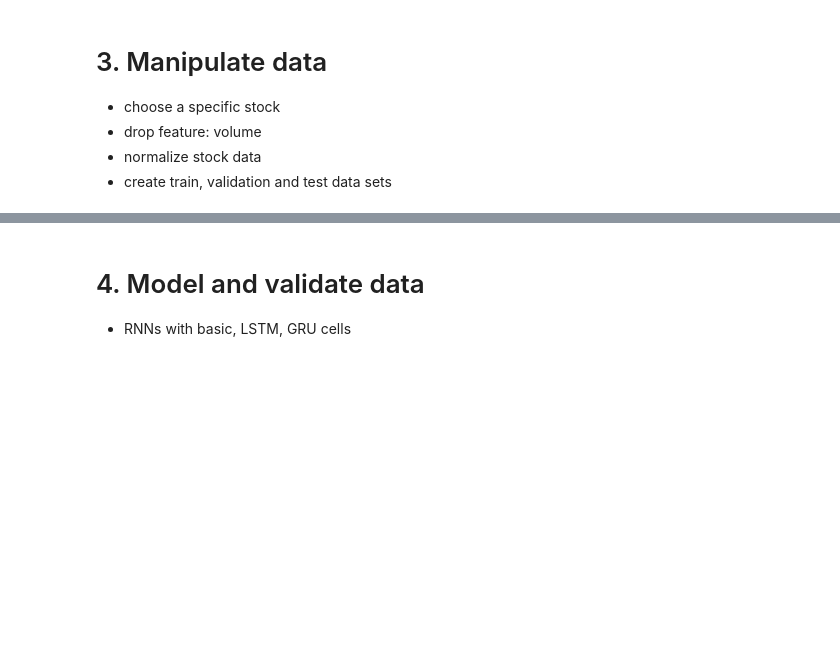
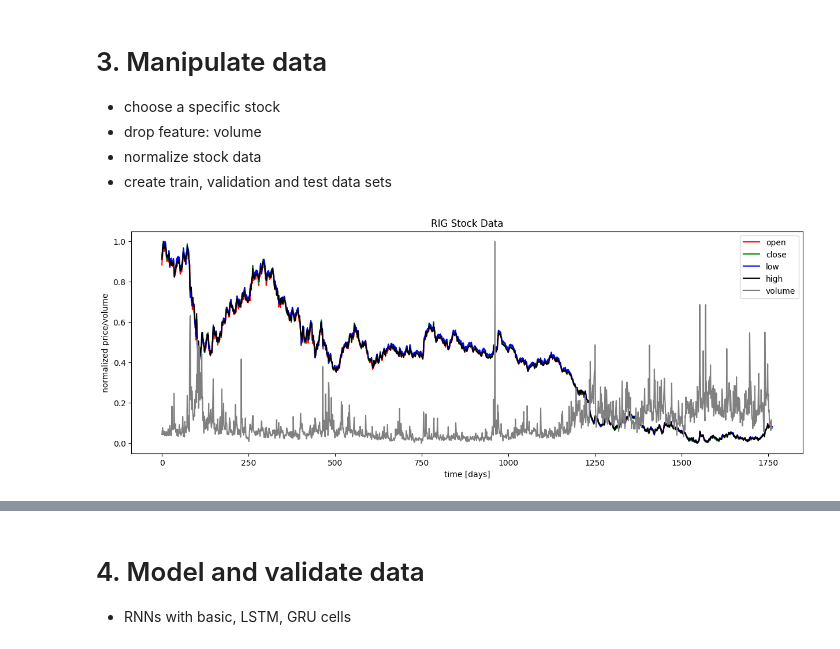
Before and after one commit to Derun-Chai/Assignment3, a Jupyter notebook: Assignment3.ipynb, the cells around one changed output, grey strips where cells are left out. Cells and saved outputs as stored; diff of their text form; code cells hidden in the pictures; blank space fills up the shorter version.

```diff
--- a/Assignment3.ipynb
+++ b/Assignment3.ipynb
@@ -161,59 +171,99 @@ plt.legend(loc='best');
 - normalize stock data
 - create train, validation and test data sets
 # %%
-# function for min-max normalization of stock
+import numpy as np
+import sklearn.preprocessing
+
+# Function for min-max normalization of stock
 def normalize_data(df):
     min_max_scaler = sklearn.preprocessing.MinMaxScaler()
     df['open'] = min_max_scaler.fit_transform(df.open.values.reshape(-1,1))
     df['high'] = min_max_scaler.fit_transform(df.high.values.reshape(-1,1))
     df['low'] = min_max_scaler.fit_transform(df.low.values.reshape(-1,1))
     df['close'] = min_max_scaler.fit_transform(df['close'].values.reshape(-1,1))
+    if 'volume' in df.columns:
+        df['volume'] = min_max_scaler.fit_transform(df['volume'].values.reshape(-1,1))
     return df
 
-# function to create train, validation, test data given stock data and sequence length
-def load_data(stock, seq_len):
+# Function to create train, validation, test data given stock data and sequence length
+def load_data(stock, seq_len, train_size_percentage, valid_size_percentage, test_size_percentage):
     data_raw = stock.values # convert to numpy array
     data = []
 
-    # create all possible sequences of length seq_len
+    # Create all possible sequences of length seq_len
     for index in range(len(data_raw) - seq_len):
         data.append(data_raw[index: index + seq_len])
 
-    data = np.array(data);
-    valid_set_size = int(np.round(valid_set_size_percentage/100*data.shape[0]));
-    test_set_size = int(np.round(test_set_size_percentage/100*data.shape[0]));
-    train_set_size = data.shape[0] - (valid_set_size + test_set_size);
+    data = np.array(data)
+    train_set_size = int(np.round(train_size_percentage/100*data.shape[0]))
+    valid_set_size = int(np.round(valid_size_percentage/100*data.shape[0]))
+    test_set_size = data.shape[0] - train_set_size - valid_set_size
 
     x_train = data[:train_set_size,:-1,:]
     y_train = data[:train_set_size,-1,:]
 
     x_valid = data[train_set_size:train_set_size+valid_set_size,:-1,:]
     y_valid = data[train_set_size:train_set_size+valid_set_size,-1,:]
 
     x_test = data[train_set_size+valid_set_size:,:-1,:]
     y_test = data[train_set_size+valid_set_size:,-1,:]
 
     return [x_train, y_train, x_valid, y_valid, x_test, y_test]
 
-# choose one stock
-df_stock = df[df.symbol == 'EQIX'].copy()
-df_stock.drop(['symbol'],1,inplace=True)
-df_stock.drop(['volume'],1,inplace=True)
+# List of stocks to include
+stocks = ['RIG', 'KMB', 'SWK', 'CTXS', 'GPN']
 
-cols = list(df_stock.columns.values)
-print('df_stock.columns.values = ', cols)
+# Initialize empty arrays for concatenating data
+x_trains, y_trains, x_valids, y_valids, x_tests, y_tests = [], [], [], [], [], []
 
-# normalize stock
-df_stock_norm = df_stock.copy()
-df_stock_norm = normalize_data(df_stock_norm)
+seq_len = 20 # Choose sequence length
 
-# create train, test data
-seq_len = 20 # choose sequence length
-x_train, y_train, x_valid, y_valid, x_test, y_test = load_data(df_stock_norm, seq_len)
-print('x_train.shape = ',x_train.shape)
+# Loop through each stock
+for stock in stocks:
+    df_stock = df[df.symbol == stock].copy()
+    df_stock.drop(['symbol'], 1, inplace=True)
+
+    # Normalize stock data
+    df_stock_norm = normalize_data(df_stock.copy())
+
+
+    # Create train, test, validation data
+    x_train, y_train, x_valid, y_valid, x_test, y_test = load_data(df_stock_norm, seq_len, 40, 20, 40)
+
+    # Append the data
+    x_trains.append(x_train)
+    y_trains.append(y_train)
+    x_valids.append(x_valid)
+    y_valids.append(y_valid)
+    x_tests.append(x_test)
+    y_tests.append(y_test)
+    # Plotting
+    plt.figure(figsize=(15, 5))
+    plt.plot(df_stock_norm.open.values, color='red', label='open')
+    plt.plot(df_stock_norm.close.values, color='green', label='close')
+    plt.plot(df_stock_norm.low.values, color='blue', label='low')
+    plt.plot(df_stock_norm.high.values, color='black', label='high')
+    plt.plot(df_stock_norm.volume.values, color='gray', label='volume')
+
+    plt.title(f'{stock} Stock Data')
+    plt.xlabel('time [days]')
+    plt.ylabel('normalized price/volume')
+    plt.legend(loc='best')
+    plt.show()
+
+# Concatenate the data from all stocks
+x_train = np.concatenate(x_trains, axis=0)
+y_train = np.concatenate(y_trains, axis=0)
+x_valid = np.concatenate(x_valids, axis=0)
+y_valid = np.concatenate(y_valids, axis=0)
+x_test = np.concatenate(x_tests, axis=0)
+y_test = np.concatenate(y_tests, axis=0)
+
+print('x_train.shape = ', x_train.shape)
 print('y_train.shape = ', y_train.shape)
-print('x_valid.shape = ',x_valid.shape)
+print('x_valid.shape = ', x_valid.shape)
 print('y_valid.shape = ', y_valid.shape)
 print('x_test.shape = ', x_test.shape)
-print('y_test.shape = ',y_test.shape)
+print('y_test.shape = ', y_test.shape)
 # %% [output]
+[figure, added]
```
Also changed, not shown: parts of 18 cells of this notebook.
